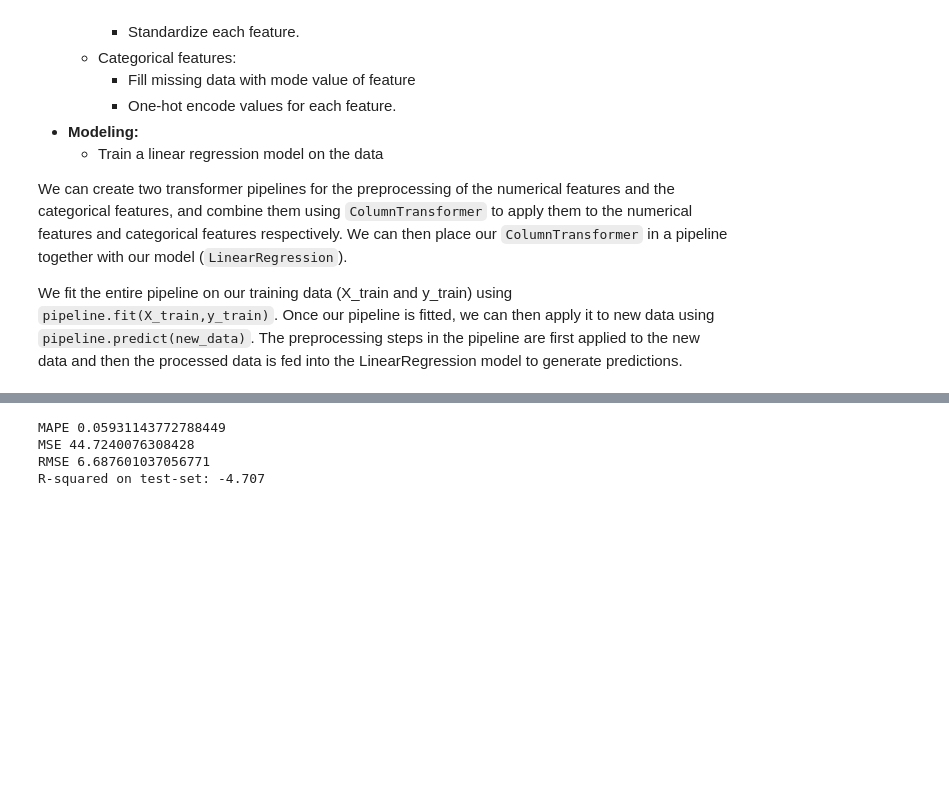
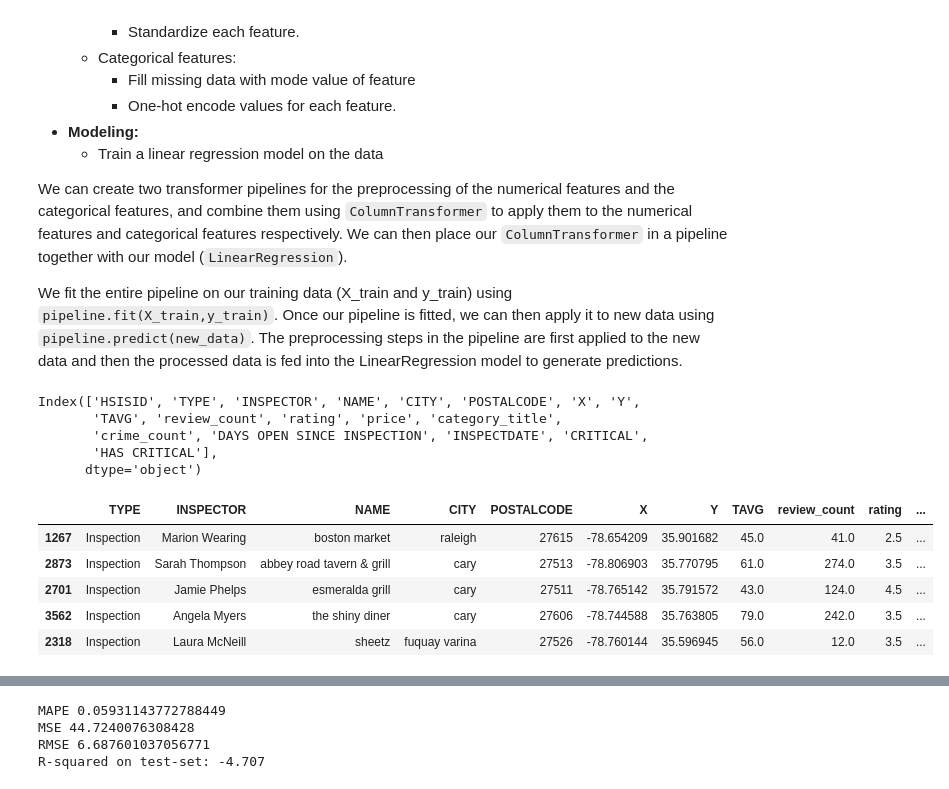
Before and after one commit to shyamal-anadkat/wake-county-food-inspections-analysis, a Jupyter notebook: Wake County -- Restaurant Food Inspections Analysis [AIPI510].ipynb, the cells around one changed output, grey strips where cells are left out. Saved outputs shown, nothing was run; the diff lists cells and outputs as text; code cells hidden in the pictures; blank space fills up the shorter version.

```diff
--- a/Wake County -- Restaurant Food Inspections Analysis [AIPI510].ipynb
+++ b/Wake County -- Restaurant Food Inspections Analysis [AIPI510].ipynb
@@ -581,5 +592,31 @@ Let's create a pipeline from all the preprocessing and modeling steps for our pr
 We can create two transformer pipelines for the preprocessing of the numerical features and the categorical features, and combine them using `ColumnTransformer` to apply them to the numerical features and categorical features respectively.  We can then place our `ColumnTransformer` in a pipeline together with our model (`LinearRegression`).
 
 We fit the entire pipeline on our training data (X_train and y_train) using `pipeline.fit(X_train,y_train)`.  Once our pipeline is fitted, we can then apply it to new data using `pipeline.predict(new_data)`.  The preprocessing steps in the pipeline are first applied to the new data and then the processed data is fed into the LinearRegression model to generate predictions.
+# %%
+finale.columns
+# %% [output]
+Index(['HSISID', 'TYPE', 'INSPECTOR', 'NAME', 'CITY', 'POSTALCODE', 'X', 'Y',
+       'TAVG', 'review_count', 'rating', 'price', 'category_title',
+       'crime_count', 'DAYS OPEN SINCE INSPECTION', 'INSPECTDATE', 'CRITICAL',
+       'HAS CRITICAL'],
+      dtype='object')
+# %%
+# created function for splitting data
+def split_data(df):
+    # Split data into train and test sets
+    X = df.drop(['CRITICAL', 'HAS CRITICAL', 'HSISID'],axis=1)
+    y = df['HAS CRITICAL']
+    X_train,X_test,y_train,y_test = train_test_split(X,y,test_size=0.2,random_state=0)
+    return X_train,X_test,y_train,y_test
+
+X_train, X_test, y_train, y_test = split_data(finale)
+X_train.head()
+# %% [output]
+|  | TYPE | INSPECTOR | NAME | CITY | POSTALCODE | X | Y | TAVG | review_count | rating | ... |
+| 1267 | Inspection | Marion Wearing | boston market | raleigh | 27615 | -78.654209 | 35.901682 | 45.0 | 41.0 | 2.5 | ... |
+| 2873 | Inspection | Sarah Thompson | abbey road tavern & grill | cary | 27513 | -78.806903 | 35.770795 | 61.0 | 274.0 | 3.5 | ... |
+| 2701 | Inspection | Jamie Phelps | esmeralda grill | cary | 27511 | -78.765142 | 35.791572 | 43.0 | 124.0 | 4.5 | ... |
+| 3562 | Inspection | Angela Myers | the shiny diner | cary | 27606 | -78.744588 | 35.763805 | 79.0 | 242.0 | 3.5 | ... |
+| 2318 | Inspection | Laura McNeill | sheetz | fuquay varina | 27526 | -78.760144 | 35.596945 | 56.0 | 12.0 | 3.5 | ... |
 # %%
 
```
Also changed, not shown: parts of 24 cells of this notebook.
